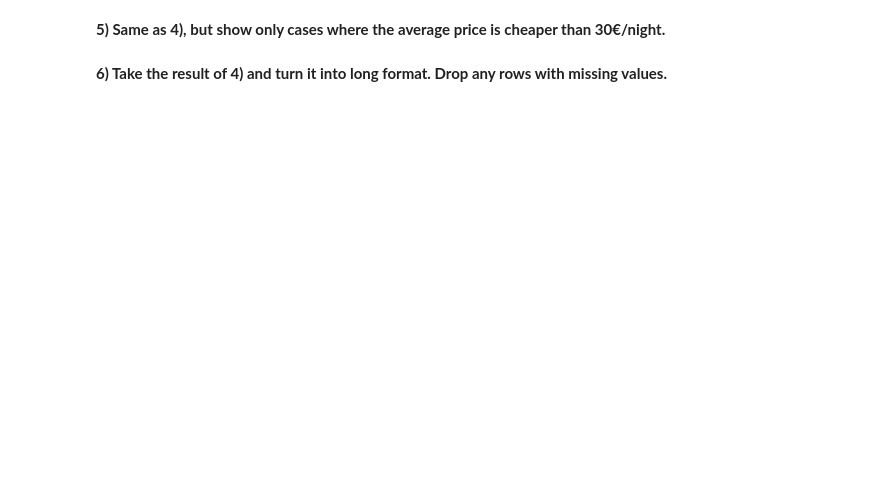
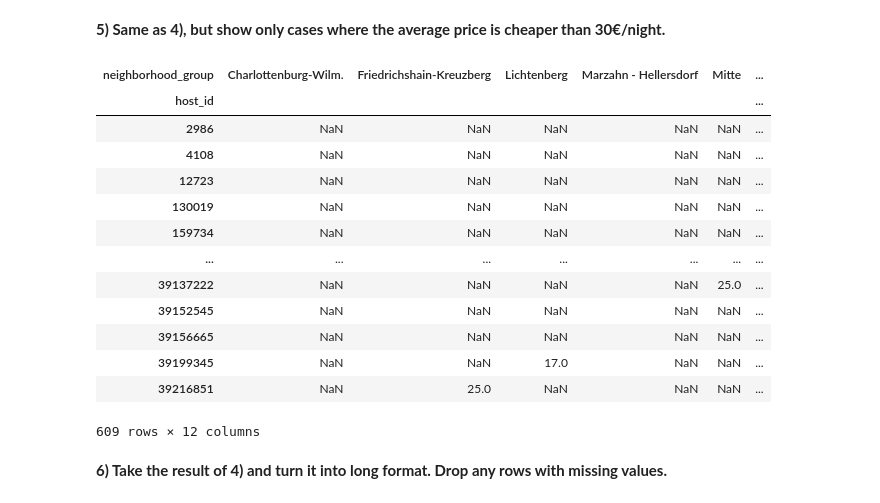
Before and after one commit to AAAnto67/Data_Analytics, a Jupyter notebook: WS2/data_wrangling.exercises.ipynb, the cells around one changed output. Drawn from its saved outputs; the diff is of its cells as text; code cells hidden in the pictures; blank space fills up the shorter version.

```diff
--- a/WS2/data_wrangling.exercises.ipynb
+++ b/WS2/data_wrangling.exercises.ipynb
@@ -34,7 +71,23 @@ reviews = pd.read_csv("airbnb_reviews.csv")
 # %% [markdown]
 **5) Same as 4), but show only cases where the average price is cheaper than 30€/night.**
 # %%
-# SOLUTION
+df5 = df4[df4 < 30].dropna(how='all')
+display(df5)
+# %% [output]
+| neighborhood_group | Charlottenburg-Wilm. | Friedrichshain-Kreuzberg | Lichtenberg | Marzahn - Hellersdorf | Mitte | ... |
+| host_id |  |  |  |  |  | ... |
+| 2986 | NaN | NaN | NaN | NaN | NaN | ... |
+| 4108 | NaN | NaN | NaN | NaN | NaN | ... |
+| 12723 | NaN | NaN | NaN | NaN | NaN | ... |
+| 130019 | NaN | NaN | NaN | NaN | NaN | ... |
+| 159734 | NaN | NaN | NaN | NaN | NaN | ... |
+| ... | ... | ... | ... | ... | ... | ... |
+| 39137222 | NaN | NaN | NaN | NaN | 25.0 | ... |
+| 39152545 | NaN | NaN | NaN | NaN | NaN | ... |
+| 39156665 | NaN | NaN | NaN | NaN | NaN | ... |
+| 39199345 | NaN | NaN | 17.0 | NaN | NaN | ... |
+| 39216851 | NaN | 25.0 | NaN | NaN | NaN | ... |
+609 rows × 12 columns
 # %% [markdown]
 **6) Take the result of 4) and turn it into long format. Drop any rows with missing values.**
 # %%
```
Also changed, not shown: parts of 17 cells of this notebook.
